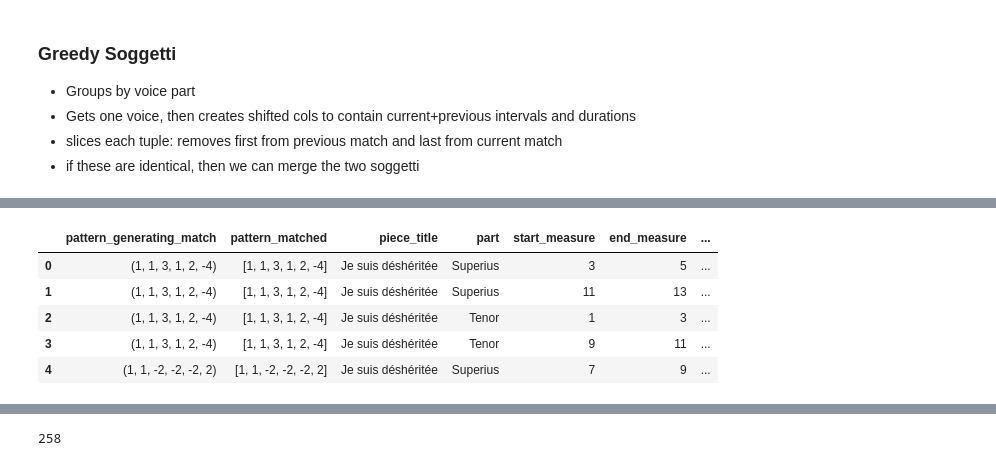
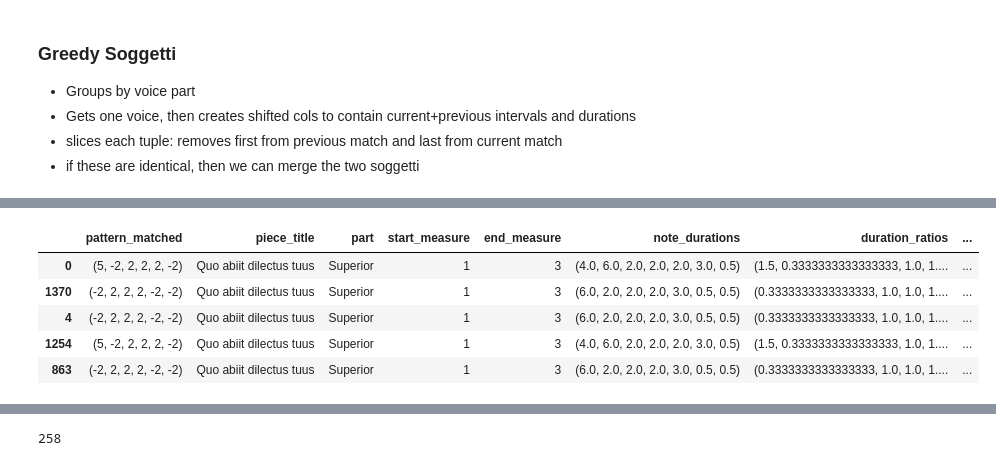
Before and after one commit to RichardFreedman/CRIM-notebooks, a Jupyter notebook: CRIM/CRIM_Intervals_Classify_12_31_20_dev.ipynb, the cells around one changed output, grey strips where cells are left out. Cells and saved outputs as stored; diff of their text form; code cells hidden in the pictures.

```diff
--- a/CRIM/CRIM_Intervals_Classify_12_31_20_dev.ipynb
+++ b/CRIM/CRIM_Intervals_Classify_12_31_20_dev.ipynb
@@ -29,7 +29,7 @@ work_list = ['CRIM_Mass_0001_1.mei','CRIM_Mass_0001_2.mei','CRIM_Mass_0001_3.mei
 #  'CRIM_Mass_0002_5.mei',
 # 'CRIM_Model_0001.mei']
 
-work_list = ['CRIM_Model_0009.mei']
+work_list = ['CRIM_Model_0015.mei']
 # %% [markdown]
 ## Load File and Correct the MEI Metadata
 # %%
@@ -180,7 +180,7 @@ pattern_inventory
 - If that value is **below the threshold specified**, we consider the **two patterns closely matched**.
 - The format of the method call is  `find_close_matches(the array you get from into_patterns, minimum matches needed to be displayed, threshold for close match)`.
 # %%
-close_matches = find_close_matches(patterns, 1, 1)
+close_matches = find_close_matches(patterns, 2, 1)
 #for item in close_matches:
    #item.print_close_matches()
     #return pd.DataFrame(close_matches)
@@ -544,0 +521,9 @@ def
+# %%
+results["pattern_matched"] = results["pattern_matched"].apply(tuple)
+results_s = results.drop(columns=["ema_url", "ema", "duration_ratios", "pattern_generating_match"])
+# #results_s["group_number"] = group_number
+# results_grouped = results_s.groupby(by=["piece_title", "part"])
+# results_grouped.sort_values("start_measure")
+# results_grouped.head()
+results_shifted = results_s.groupby(["part"]).shift(1)
+results_shifted.head()
@@ -570,12 +574,14 @@ def add_subsequence_cols(df: pd.DataFrame, sequence_cols: Sequence) -> pd.DataFr
 # %%
 df_shifted = add_shifted_cols(results,
                     group_cols=["piece_title", "part"],
                     shift_cols=["start_measure", "end_measure", "note_durations", "pattern_matched"])
-df_shifted.head()
+
+df_brief = df_shifted.sort_values("start_measure").drop(columns=["ema", "ema_url", "pattern_generating_match"])
+df_brief.head()
 # %% [output]
-|  | pattern_generating_match | pattern_matched | piece_title | part | start_measure | end_measure | ... |
-| 0 | (1, 1, 3, 1, 2, -4) | [1, 1, 3, 1, 2, -4] | Je suis déshéritée | Superius | 3 | 5 | ... |
-| 1 | (1, 1, 3, 1, 2, -4) | [1, 1, 3, 1, 2, -4] | Je suis déshéritée | Superius | 11 | 13 | ... |
-| 2 | (1, 1, 3, 1, 2, -4) | [1, 1, 3, 1, 2, -4] | Je suis déshéritée | Tenor | 1 | 3 | ... |
-| 3 | (1, 1, 3, 1, 2, -4) | [1, 1, 3, 1, 2, -4] | Je suis déshéritée | Tenor | 9 | 11 | ... |
-| 4 | (1, 1, -2, -2, -2, 2) | [1, 1, -2, -2, -2, 2] | Je suis déshéritée | Superius | 7 | 9 | ... |
+|  | pattern_matched | piece_title | part | start_measure | end_measure | note_durations | duration_ratios | ... |
+| 0 | (5, -2, 2, 2, 2, -2) | Quo abiit dilectus tuus | Superior | 1 | 3 | (4.0, 6.0, 2.0, 2.0, 2.0, 3.0, 0.5) | (1.5, 0.3333333333333333, 1.0, 1.... | ... |
+| 1370 | (-2, 2, 2, 2, -2, -2) | Quo abiit dilectus tuus | Superior | 1 | 3 | (6.0, 2.0, 2.0, 2.0, 3.0, 0.5, 0.5) | (0.3333333333333333, 1.0, 1.0, 1.... | ... |
+| 4 | (-2, 2, 2, 2, -2, -2) | Quo abiit dilectus tuus | Superior | 1 | 3 | (6.0, 2.0, 2.0, 2.0, 3.0, 0.5, 0.5) | (0.3333333333333333, 1.0, 1.0, 1.... | ... |
+| 1254 | (5, -2, 2, 2, 2, -2) | Quo abiit dilectus tuus | Superior | 1 | 3 | (4.0, 6.0, 2.0, 2.0, 2.0, 3.0, 0.5) | (1.5, 0.3333333333333333, 1.0, 1.... | ... |
+| 863 | (-2, 2, 2, 2, -2, -2) | Quo abiit dilectus tuus | Superior | 1 | 3 | (6.0, 2.0, 2.0, 2.0, 3.0, 0.5, 0.5) | (0.3333333333333333, 1.0, 1.0, 1.... | ... |
```
Also changed, not shown: parts of 25 cells of this notebook.
